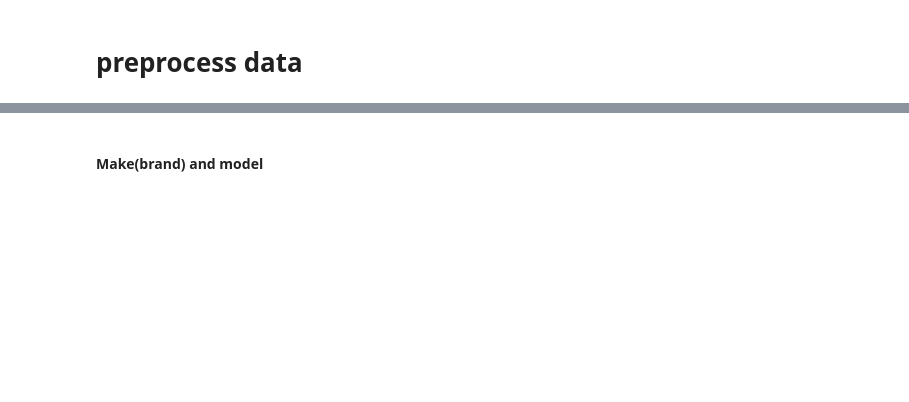
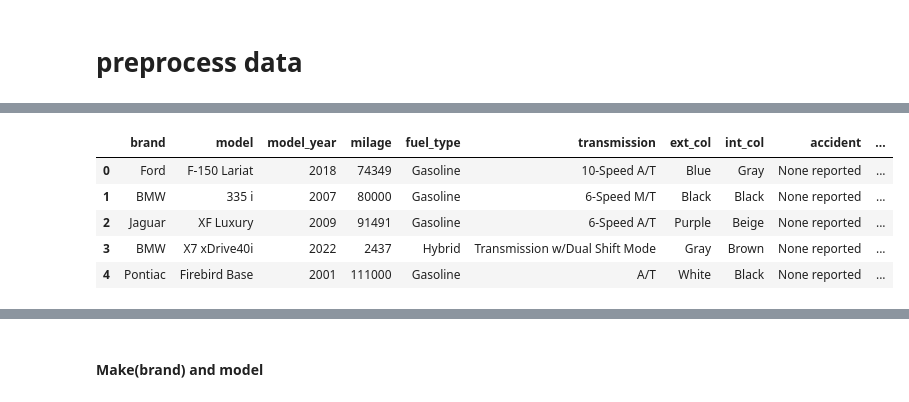
Before and after one commit to TommyClemenzaChen/MLprojects, a Jupyter notebook: car_price/model.ipynb, the cells around one changed output, grey strips where cells are left out. Drawn from its saved outputs; the diff is of its cells as text; code cells hidden in the pictures; blank space fills up the shorter version.

```diff
--- a/car_price/model.ipynb
+++ b/car_price/model.ipynb
@@ -128,14 +95,0 @@ Name: count, dtype: int64
-# %%
-ext_color = df['ext_col'].value_counts()
-selected_values = ext_color[ext_color > 500].index.tolist()
-
-def ext_color_encoder(row):
-
-    for freq_color in reversed(selected_values):
-
-        if freq_color in row['ext_col']:
-            return freq_color
-    return 'Other'
-
-df['ext_col'] = df.apply(ext_color_encoder, axis = 1)
-print(df['ext_col'].value_counts())
@@ -171,0 +303,12 @@ Name: count, dtype: int64
+# %%
+engine_feature_transformer = engine_features()
+X = engine_feature_transformer.fit_transform(X)
+
+X.head()
+# %% [output]
+|  | brand | model | model_year | milage | fuel_type | transmission | ext_col | int_col | accident | ... |
+| 0 | Ford | F-150 Lariat | 2018 | 74349 | Gasoline | 10-Speed A/T | Blue | Gray | None reported | ... |
+| 1 | BMW | 335 i | 2007 | 80000 | Gasoline | 6-Speed M/T | Black | Black | None reported | ... |
+| 2 | Jaguar | XF Luxury | 2009 | 91491 | Gasoline | 6-Speed A/T | Purple | Beige | None reported | ... |
+| 3 | BMW | X7 xDrive40i | 2022 | 2437 | Hybrid | Transmission w/Dual Shift Mode | Gray | Brown | None reported | ... |
+| 4 | Pontiac | Firebird Base | 2001 | 111000 | Gasoline | A/T | White | Black | None reported | ... |
```
Also changed, not shown: parts of 44 cells of this notebook.
